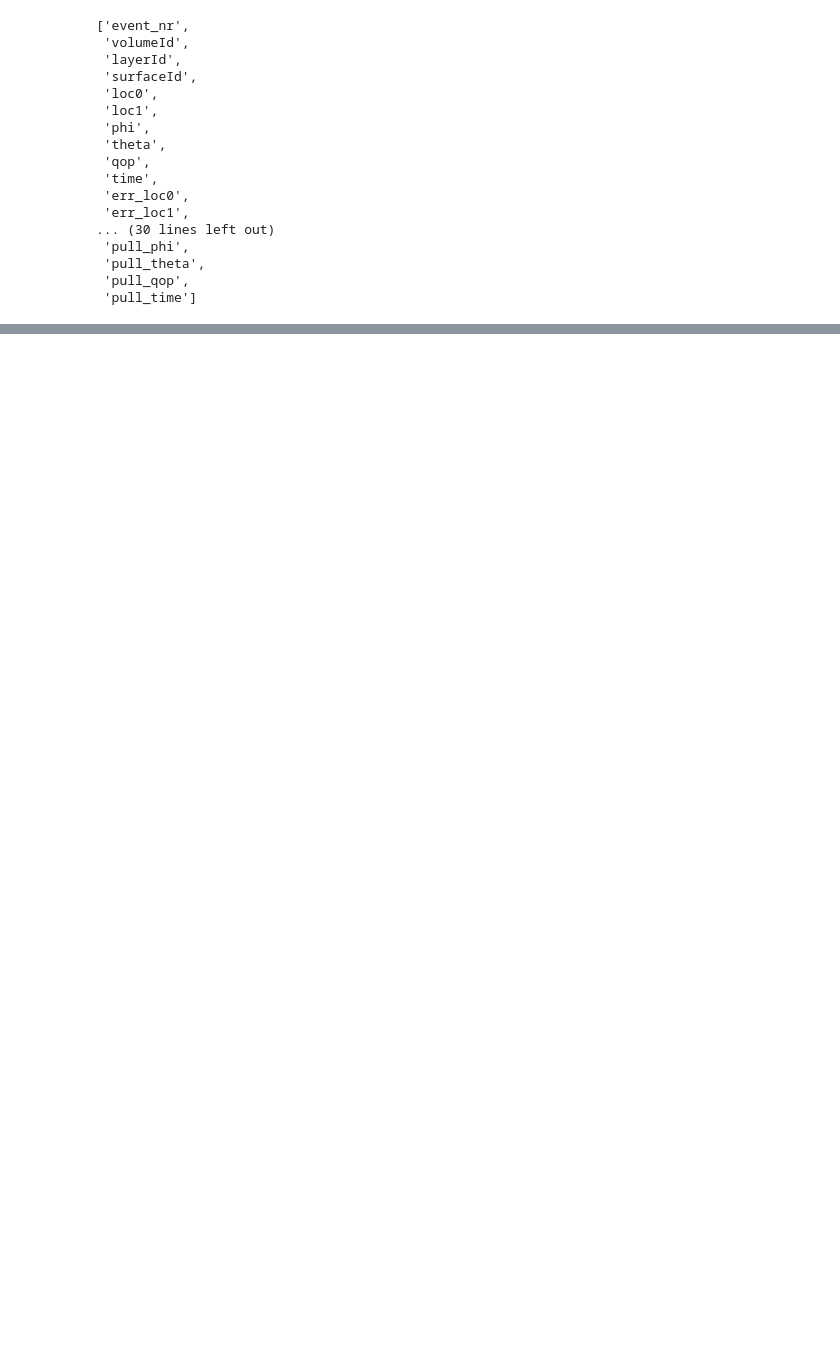
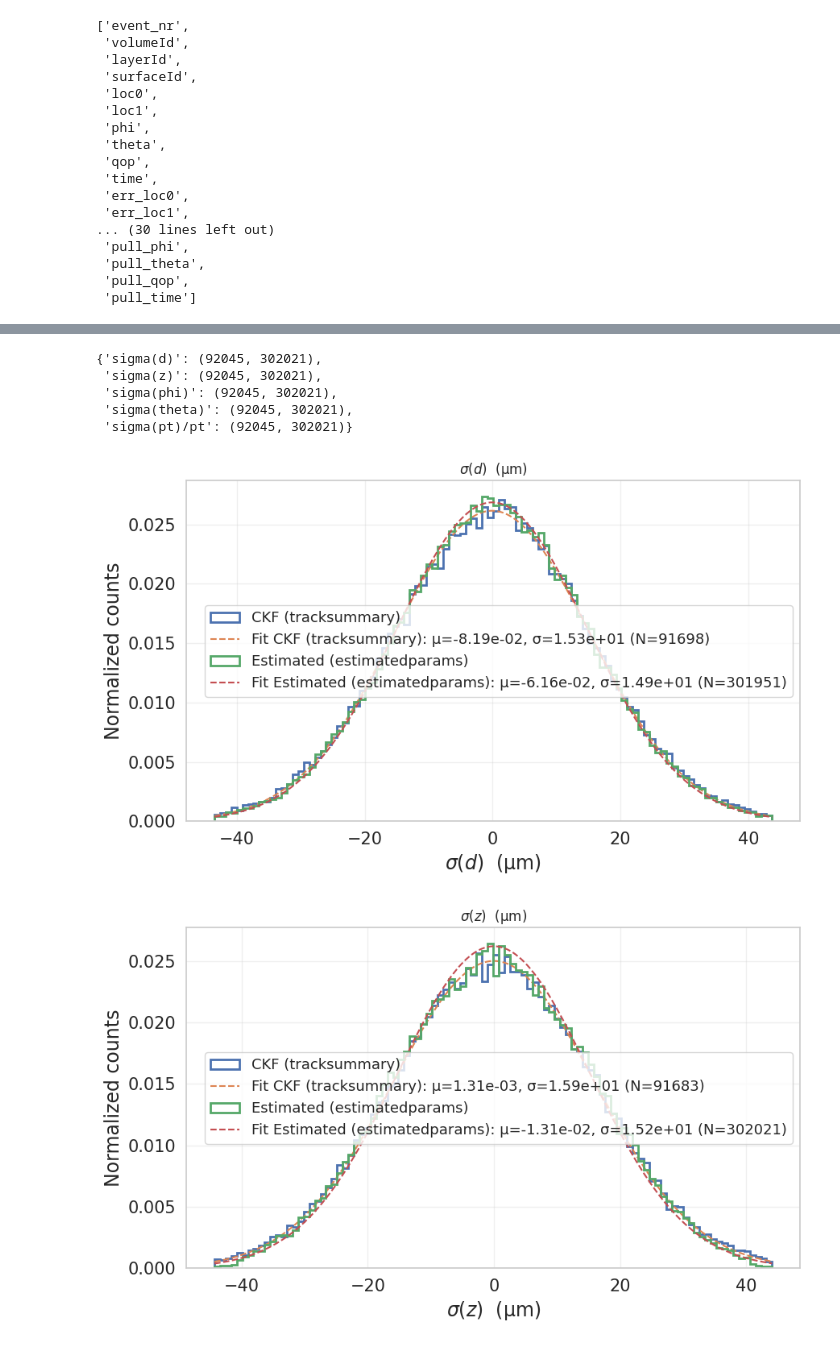
Before and after one commit to dlai211/iris-hep-log, a Jupyter notebook: code/estimatedparams.ipynb, the cells around one changed output, grey strips where cells are left out. Drawn from its saved outputs; the diff is of its cells as text; code cells hidden in the pictures; blank space fills up the shorter version.

```diff
--- a/code/estimatedparams.ipynb
+++ b/code/estimatedparams.ipynb
@@ -317,0 +416,57 @@ Done.
+# %%
+data_ckf = load_ckf(CKF_ROOT, truth_match=TRUTH_MATCHED_ONLY)
+data_est = load_est(EST_ROOT, truth_match=TRUTH_MATCHED_ONLY)
+
+{k: (len(data_ckf[k]), len(data_est[k])) for k in data_ckf}  # quick size check
+# %% [output]
+{'sigma(d)': (92045, 302021),
+ 'sigma(z)': (92045, 302021),
+ 'sigma(phi)': (92045, 302021),
+ 'sigma(theta)': (92045, 302021),
+ 'sigma(pt)/pt': (92045, 302021)}
+# %%
+def plot_compare(varname, a, b, nbins=100, fixed_ranges=None, title_map=None, outdir=None):
+    labelA = "CKF (tracksummary)"
+    labelB = "Estimated (estimatedparams)"
+
+    if fixed_ranges and (varname in fixed_ranges):
+        lo, hi = fixed_ranges[varname]
+    else:
+        lo, hi = common_hist_range(a, b)
+
+    muA, sdA, nA = robust_norm_fit(a)
+    muB, sdB, nB = robust_norm_fit(b)
+    xgrid = np.linspace(lo, hi, 800)
+
+    plt.figure(figsize=(9, 5.5))
+    if a.size:
+        plt.hist(a, bins=nbins, range=(lo,hi), histtype='step', density=True, linewidth=2, label=f"{labelA}")
+        if np.isfinite(sdA) and sdA>0:
+            plt.plot(xgrid, norm.pdf(xgrid, muA, sdA), linestyle='--', label=f"Fit {labelA}: μ={muA:.2e}, σ={sdA:.2e} (N={nA})")
+    if b.size:
+        plt.hist(b, bins=nbins, range=(lo,hi), histtype='step', density=True, linewidth=2, label=f"{labelB}")
+        if np.isfinite(sdB) and sdB>0:
+            plt.plot(xgrid, norm.pdf(xgrid, muB, sdB), linestyle='--', label=f"Fit {labelB}: μ={muB:.2e}, σ={sdB:.2e} (N={nB})")
+
+    ttl = title_map.get(varname, varname) if title_map else varname
+    plt.title(ttl)
+    plt.xlabel(ttl)
+    plt.ylabel("Normalized counts")
+    plt.grid(True, alpha=0.3)
+    plt.legend()
+    plt.tight_layout()
+
+    if outdir:
+        os.makedirs(outdir, exist_ok=True)
+        fname = os.path.join(outdir, f"compare_{varname.replace('/','_')}.png")
+        plt.savefig(fname, dpi=160)
+        print("saved:", fname)
+
+# Plotting
+for var in ["sigma(d)","sigma(z)","sigma(phi)","sigma(theta)","sigma(pt)/pt"]:
+    a = data_ckf[var]
+    b = data_est[var]
+    plot_compare(var, a, b, nbins=NBINS, fixed_ranges=FIXED_RANGES, title_map=TITLES, outdir=OUTDIR)
+# %% [output]
+[figure, added]
+[figure, added]
```
Also changed, not shown: parts of 6 cells of this notebook, 10 other files.
